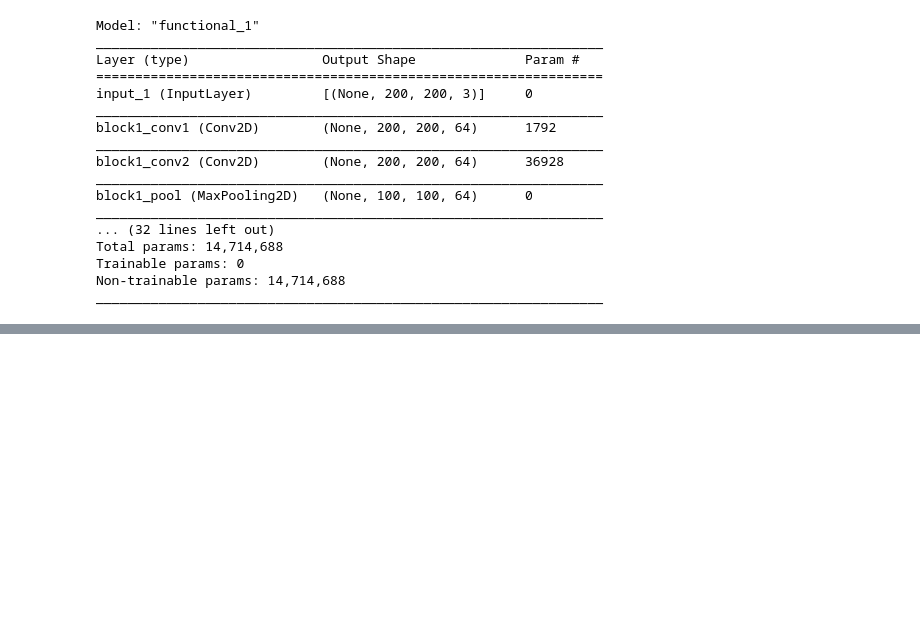
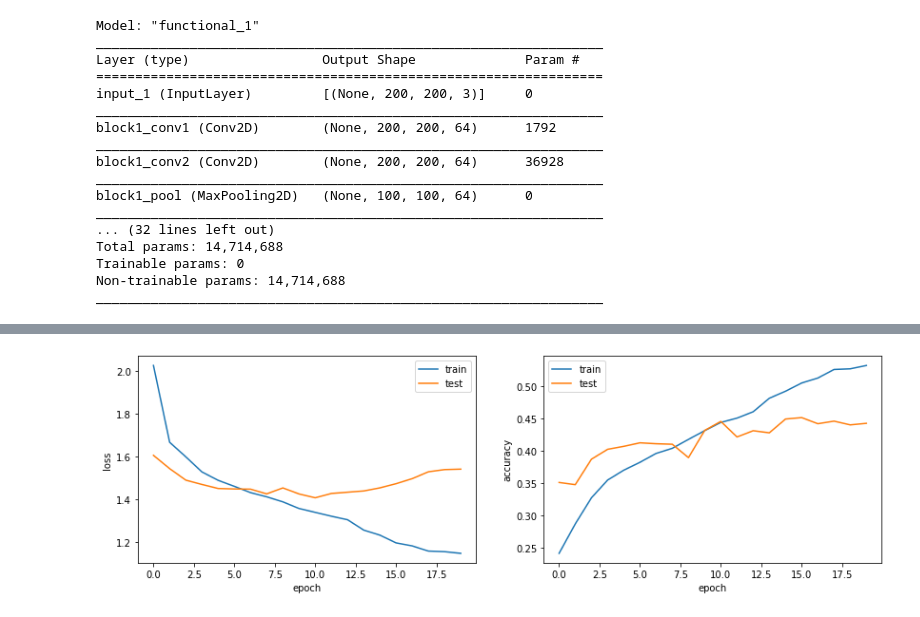
Before and after one commit to JBalbuenaG/proyecto_DL, a Jupyter notebook: Pruebas AffectNet/3_Affectnet_VGG16.ipynb, the cells around one changed output, grey strips where cells are left out. Saved outputs shown, nothing was run; the diff lists cells and outputs as text; code cells hidden in the pictures; blank space fills up the shorter version.

```diff
--- a/Pruebas AffectNet/3_Affectnet_VGG16.ipynb
+++ b/Pruebas AffectNet/3_Affectnet_VGG16.ipynb
@@ -212,14 +210,24 @@ def graficar_historia_entrenamiento(log, metric='accuracy'):
     #ax2.set_ylim((0.0, 1.0))
     for ax in axes: ax.legend()
 # %%
+from tensorflow.keras.layers import Dropout
+from tensorflow.keras.callbacks import ReduceLROnPlateau, EarlyStopping
+
 feat = model.predict(np.random.random([1]+IMAGE_SIZE+[3]))
 D = feat.shape[1]
+
+#Callabacks
+patience = 10
+early_stop = EarlyStopping('val_loss',patience=patience)
+reduce_lr = ReduceLROnPlateau('val_loss',factor=0.5, patience=int(patience/4), verbose=1)
+callbacks = [early_stop, reduce_lr]
 
 #Modelo de red neuronal para clasificación
 #i = Input(shape=(D,))
 #x = Dense(4096, activation='relu')(i)
 #x = Dropout(0.2)(x)
 #x = Dense(4096, activation='relu')(x)
+#x = Dropout(0.2)(x)
 #x = Dense(6, activation='softmax')(x)
 
 #Modelo de red neuronal para clasificación multiclase
@@ -236,12 +244,13 @@ emo_model = Model(i ,x)
 emo_model.compile(
     loss='sparse_categorical_crossentropy',
     optimizer='adam',
-    metrics= tf.keras.metrics.sparse_categorical_accuracy
+    metrics= 'accuracy'
 )
 # %%
 r = emo_model.fit(
     X_train, Y_train,
     batch_size=128,
-    epochs=10,
+    epochs=20,
+    callbacks = callbacks,
     validation_data=(X_valid,Y_valid)
 )
@@ -248,5 +275,7 @@ r = emo_model.fit(
 # %%
-graficar_historia_entrenamiento(r, metric='sparse_categorical_accuracy')
+graficar_historia_entrenamiento(r)
+# %% [output]
+[figure, added]
 # %%
 p = emo_model.predict(X_valid)
 pred = np.argmax(p, axis=1)
```
Also changed, not shown: parts of 6 cells of this notebook, 2 other files.
